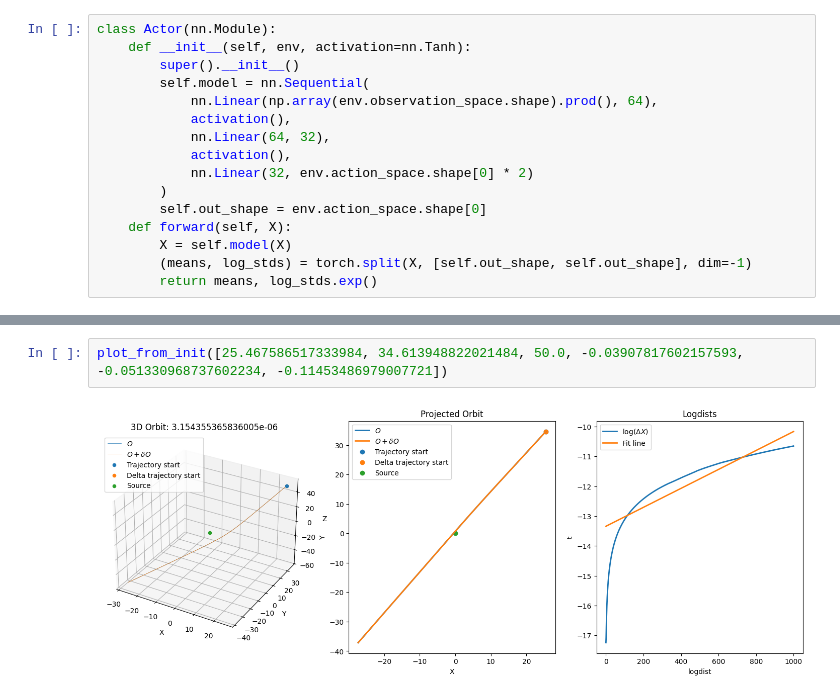
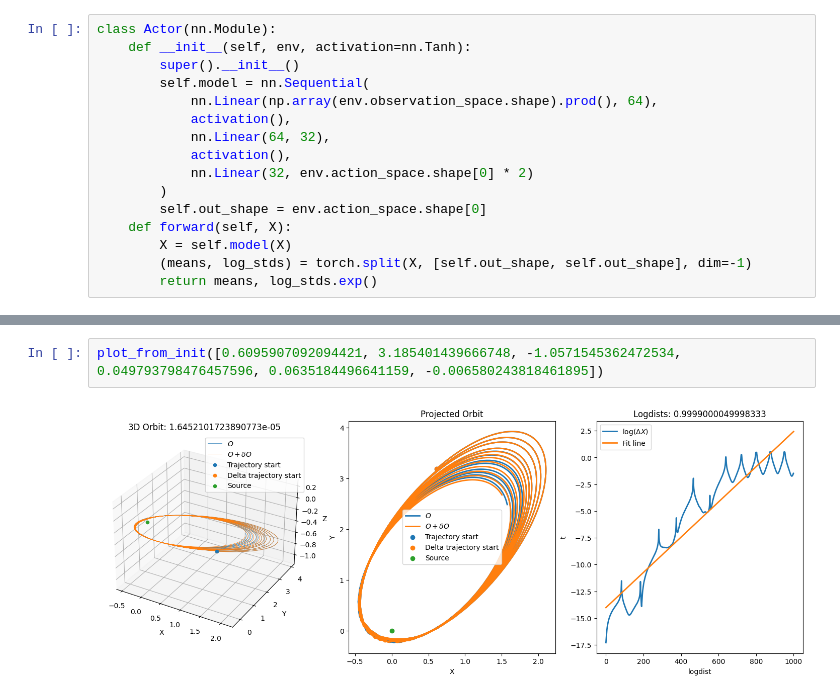
Before and after one commit to anirudhshankar99/ContinuousRL, a Jupyter notebook: Dynamics/test_models.ipynb, the cells around one changed output, grey strips where cells are left out. Drawn from its saved outputs; the diff is of its cells as text.

```diff
--- a/Dynamics/test_models.ipynb
+++ b/Dynamics/test_models.ipynb
@@ -153,4 +242,4 @@ plot_from_init([-50.0, -50.0, 40.534263610839844, 0.09310219436883926, 0.0942792
-# %%
-plot_from_init([25.467586517333984, 34.613948822021484, 50.0, -0.03907817602157593, -0.051330968737602234, -0.11453486979007721])
-# %% [output]
-[figure, removed]
+# %%
+plot_from_init([0.6095907092094421, 3.185401439666748, -1.0571545362472534, 0.049793798476457596, 0.0635184496641159, -0.006580243818461895])
+# %% [output]
+[figure, added]
```
Also changed, not shown: parts of 14 cells of this notebook, 3 other files.
